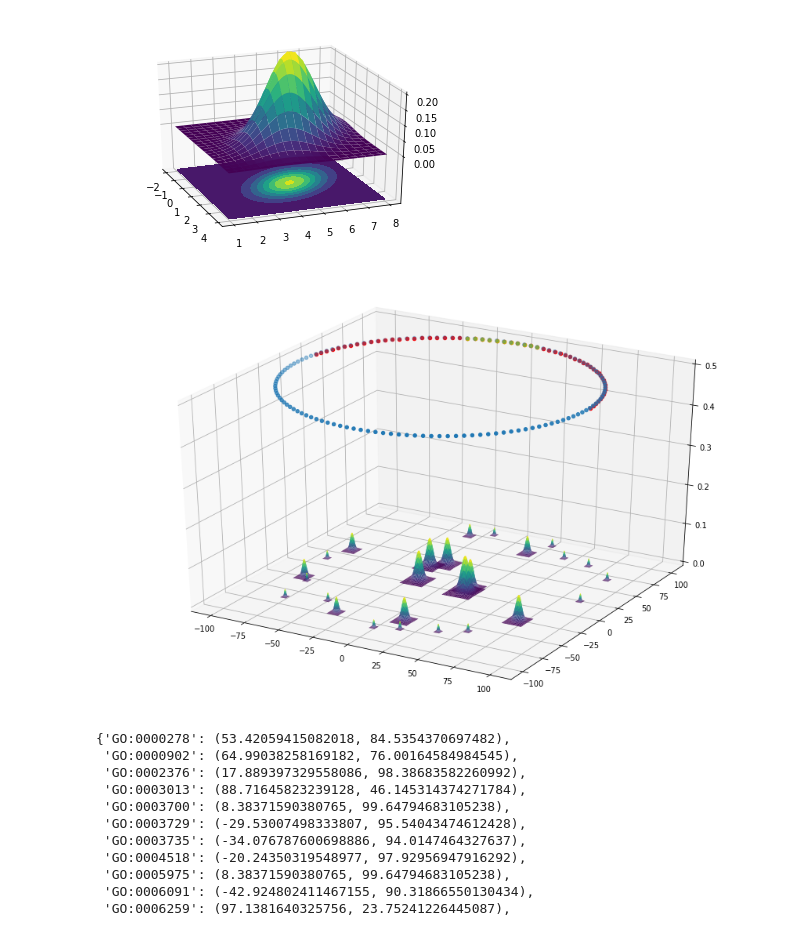
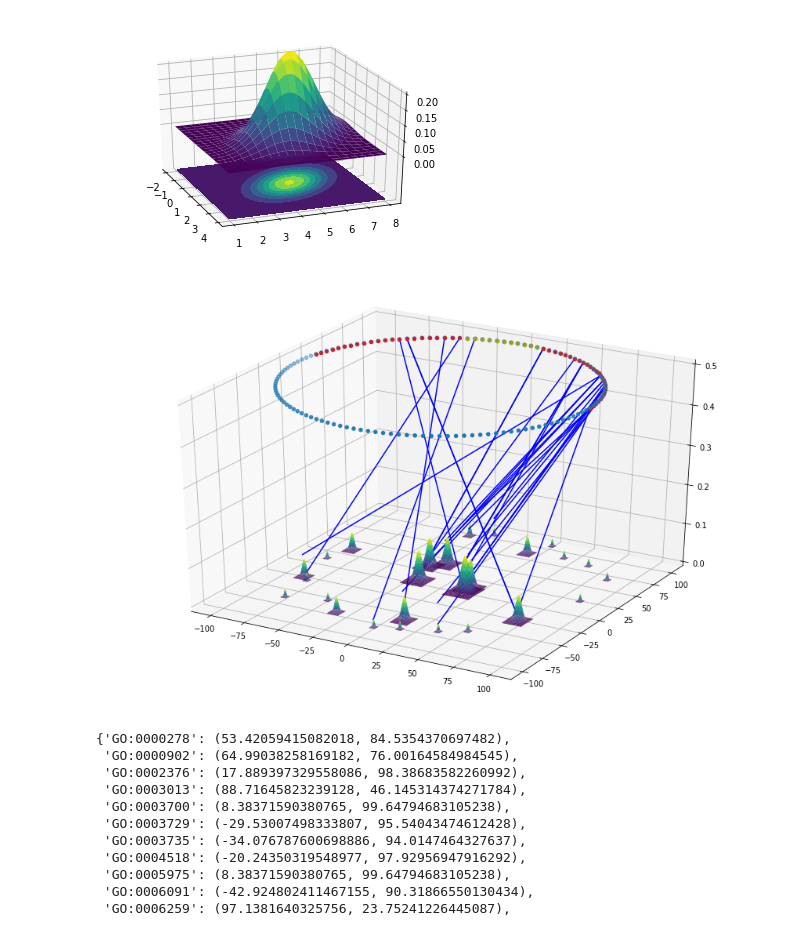
Before and after one commit to jyjenny/bcbbiohacks2018, a Jupyter notebook: ppi_plot.ipynb, the cells around one changed output. Cells and saved outputs as stored; diff of their text form; code cells hidden in the pictures.

```diff
--- a/ppi_plot.ipynb
+++ b/ppi_plot.ipynb
@@ -287,6 +287,7 @@ plt.show()
 fig = plt.figure(figsize=[15,10])
 ax = fig.gca(projection='3d')
 
+z0 = []
 for i in range(len(communities)):
     community = communities[i]
     center = xy_centers[i]
@@ -298,6 +299,7 @@ for i in range(len(communities)):
                                       center=center,
                                       xy_score=math.log(nproteins),
                                       z_score=math.log(nproteins)/5)
+    z0.append(np.max(Z))
 
     ax.plot_surface(X, Y, Z, rstride=3, cstride=3, linewidth=1, antialiased=True, cmap=cm.viridis)
 
@@ -349,34 +351,37 @@ GO_F=list(GO_F)
 x_y=[(x_0, y_0) for x_0, y_0 in zip(x_, y_)]
 circle_tuples=[]
 go_dict = {}
 
 for i in range(0, len(GO_P)):
     GO=GO_P[i]
     color='r'
     coordinates=x_y[i]
     circle_tuples.append((GO,color,coordinates))
     ax.scatter(x_y[i][0], x_y[i][1], 0.5, c=color)
     go_dict[GO]=coordinates
 
 for i in range(len(GO_P), len(GO_C)):
     GO=GO_C[i]
     color='b'
     coordinates=x_y[i]
     circle_tuples.append((GO,color,coordinates))
     ax.scatter(x_y[i][0], x_y[i][1], 0.5, c=color)
     go_dict[GO]=coordinates
 
 for i in range(len(GO_C), len(GO_F)):
     GO=GO_F[i]
     color='y'
     coordinates=x_y[i]
     circle_tuples.append((GO,color,coordinates))
     ax.scatter(x_y[i][0], x_y[i][1], 0.5, c=color)
     go_dict[GO]=coordinates
 
+for x0_, x1_, y0_, y1_, z0_ in zip(x0, x1, y0, y1, z0):
+    ax.plot3D([x0_, x1_], [y0_, y1_], [z0_, 0.5], 'b')
+
 plt.show()
 # %% [output]
-[figure, old version]
+[figure, new version]
 # %%
 go_dict
 # %% [output]
```
Also changed, not shown: parts of 6 cells of this notebook.
